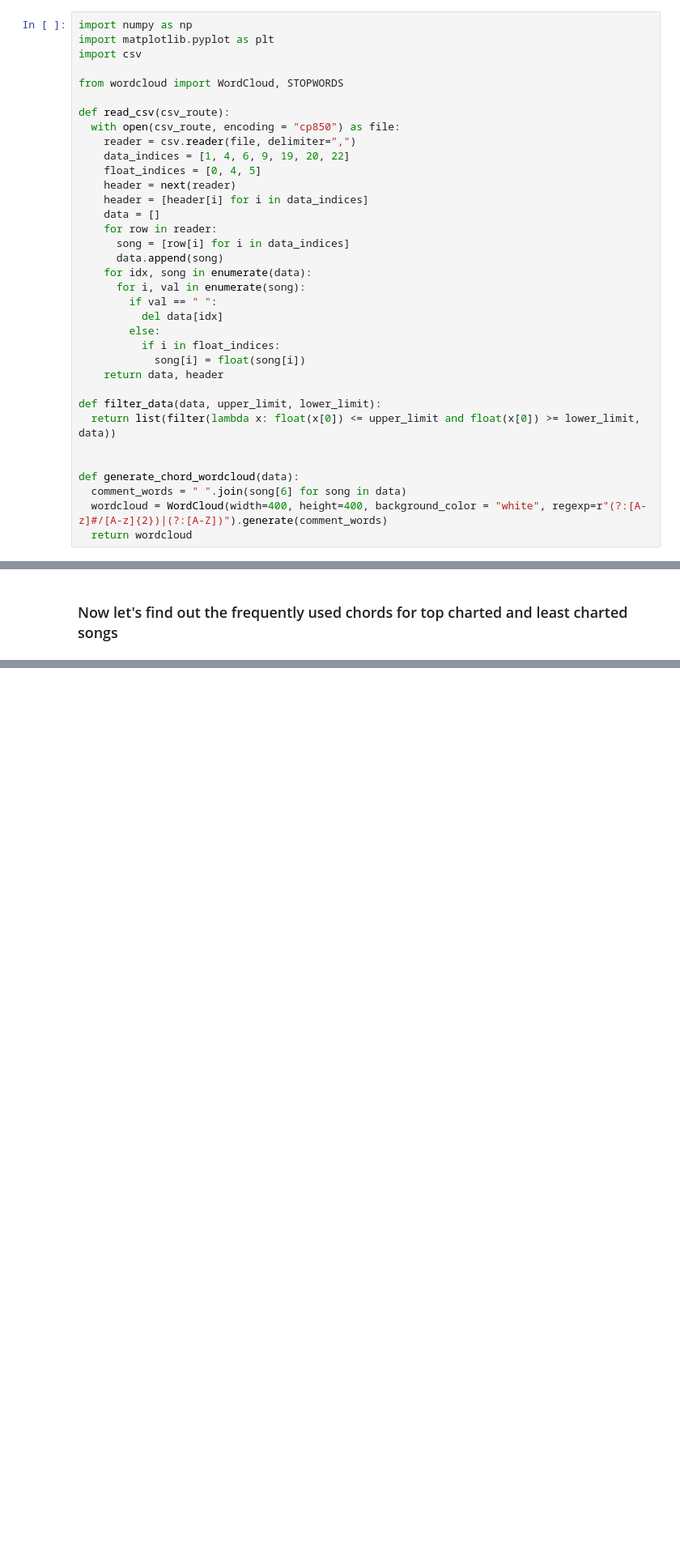
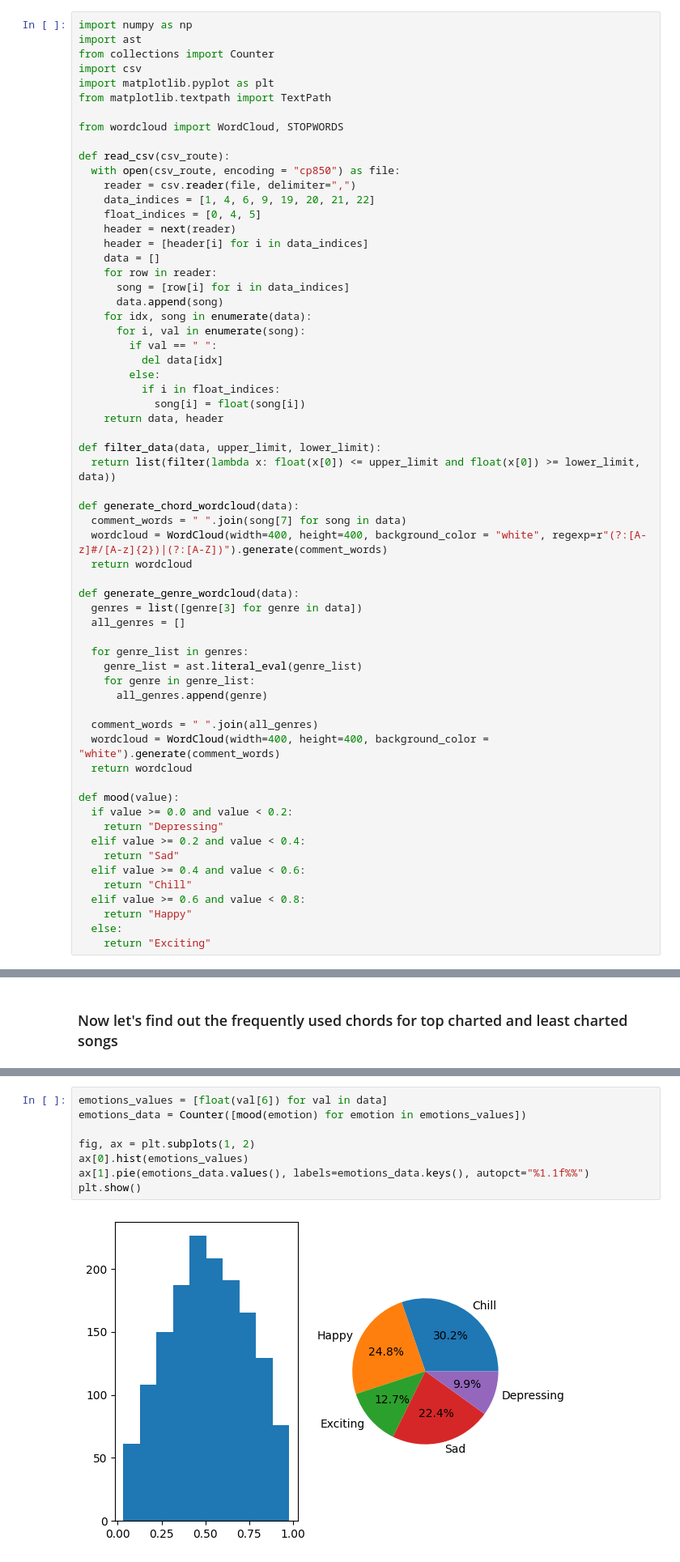
Before and after one commit to emalvaradog/spotify-data-visualization, a Jupyter notebook: visualization.ipynb, the cells around one changed output, grey strips where cells are left out. Shown at 81% size. Saved outputs shown, nothing was run; the diff lists cells and outputs as text; blank space fills up the shorter version.

```diff
--- a/visualization.ipynb
+++ b/visualization.ipynb
@@ -17,15 +19,18 @@ index, highest charting position, number of times charted, week of highest chart
 This will help us get an insight on what type of song is more likely to be top charted and therefore more listened according to the considered variables: "genre, duration, tempo and chord"
 # %%
 import numpy as np
+import ast
+from collections import Counter
+import csv
 import matplotlib.pyplot as plt
-import csv
+from matplotlib.textpath import TextPath
 
 from wordcloud import WordCloud, STOPWORDS
 
 def read_csv(csv_route):
   with open(csv_route, encoding = "cp850") as file:
     reader = csv.reader(file, delimiter=",")
-    data_indices = [1, 4, 6, 9, 19, 20, 22]
+    data_indices = [1, 4, 6, 9, 19, 20, 21, 22]
     float_indices = [0, 4, 5]
     header = next(reader)
     header = [header[i] for i in data_indices]
@@ -45,11 +50,35 @@ def read_csv(csv_route):
 def filter_data(data, upper_limit, lower_limit):
   return list(filter(lambda x: float(x[0]) <= upper_limit and float(x[0]) >= lower_limit, data))
 
-
 def generate_chord_wordcloud(data):
-  comment_words = " ".join(song[6] for song in data)
+  comment_words = " ".join(song[7] for song in data)
   wordcloud = WordCloud(width=400, height=400, background_color = "white", regexp=r"(?:[A-z]#/[A-z]{2})|(?:[A-Z])").generate(comment_words)
   return wordcloud
+
+def generate_genre_wordcloud(data):
+  genres = list([genre[3] for genre in data])
+  all_genres = []
+
+  for genre_list in genres:
+    genre_list = ast.literal_eval(genre_list)
+    for genre in genre_list:
+      all_genres.append(genre)
+
+  comment_words = " ".join(all_genres)
+  wordcloud = WordCloud(width=400, height=400, background_color = "white").generate(comment_words)
+  return wordcloud
+
+def mood(value):
+  if value >= 0.0 and value < 0.2:
+    return "Depressing"
+  elif value >= 0.2 and value < 0.4:
+    return "Sad"
+  elif value >= 0.4 and value < 0.6:
+    return "Chill"
+  elif value >= 0.6 and value < 0.8:
+    return "Happy"
+  else:
+    return "Exciting"
 # %% [markdown]
 ### First let's read the dataset and retrieve all the songs that belonged to the top 10 charted and the ones that belonged to the least 10 charted. (best and worst)
 # %%
@@ -87,0 +167,10 @@ plt.show()
+# %%
+emotions_values = [float(val[6]) for val in data]
+emotions_data = Counter([mood(emotion) for emotion in emotions_values])
+
+fig, ax = plt.subplots(1, 2)
+ax[0].hist(emotions_values)
+ax[1].pie(emotions_data.values(), labels=emotions_data.keys(), autopct="%1.1f%%")
+plt.show()
+# %% [output]
+[figure, added]
```
Also changed, not shown: parts of 11 cells of this notebook.
